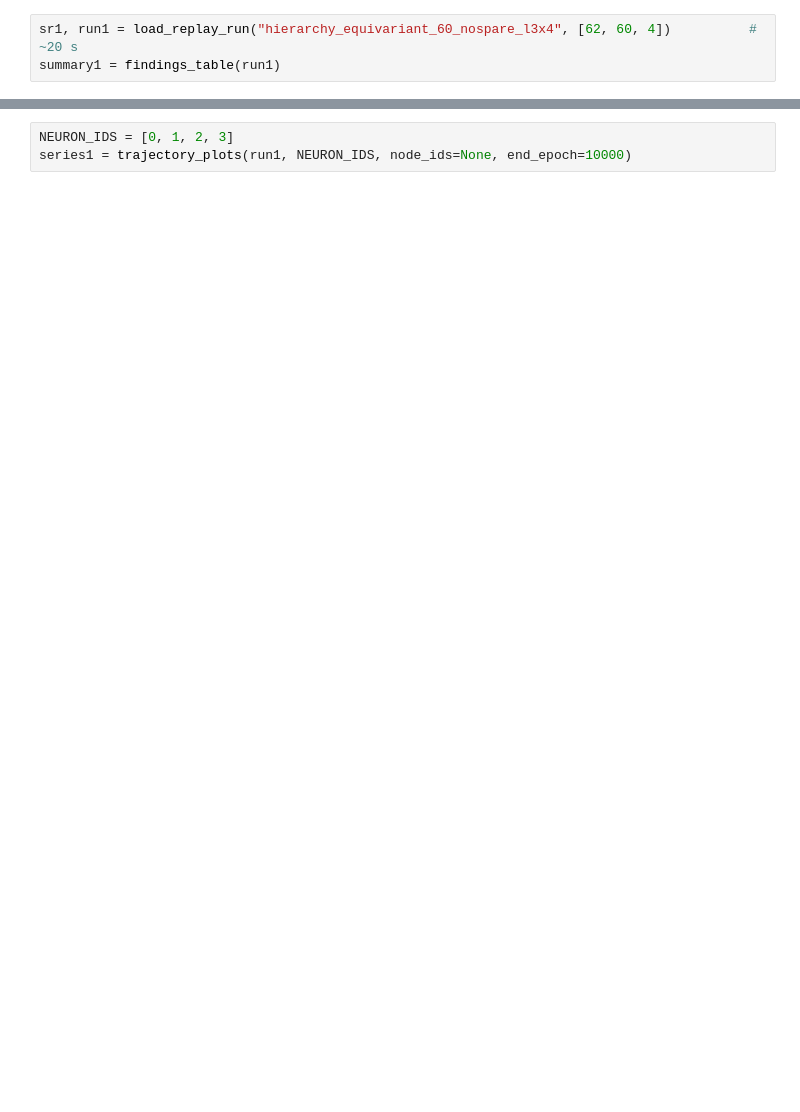
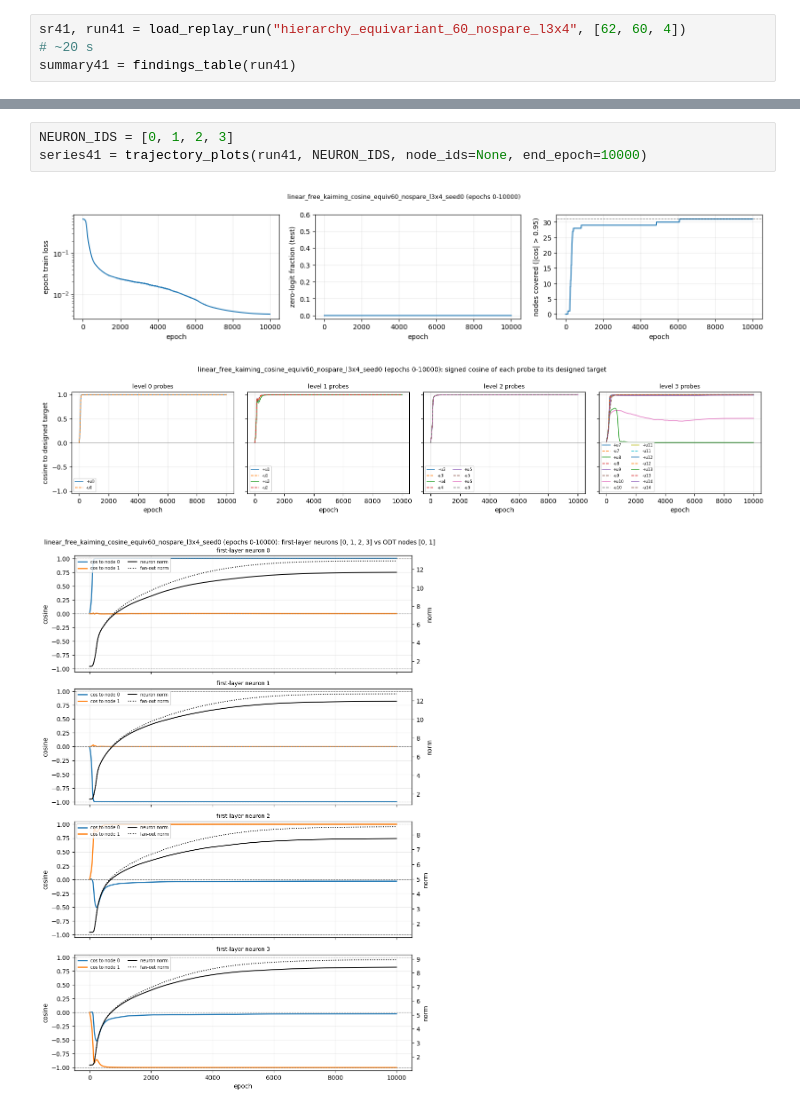
Before and after one commit to HarishGP/layer-lenses, a Jupyter notebook: notebooks/hierarchy_design_runs_2.ipynb, the cells around one changed output, grey strips where cells are left out. Saved outputs shown, nothing was run; the diff lists cells and outputs as text; blank space fills up the shorter version.

```diff
--- a/notebooks/hierarchy_design_runs_2.ipynb
+++ b/notebooks/hierarchy_design_runs_2.ipynb
@@ -152,5 +155,5 @@ def ensure_runs(*numbers):
 
 **Findings** (from the first notebook, section 41). Loss 0.0033, test error 0.49%, all 31 nodes, 29 of 30 probes on their own node, no spikes; identical to run 38 until float-32 chaos separates them (weights within 3e-5 at epoch 10, 1% at epoch 300). The output weights end at 80.1 / 18.1 / -19.7 / -84.7: the two 5-copy classes flip their output sign and end as weaker versions of the 15-copy classes, which motivates run 2.
 # %%
-sr1, run1 = load_replay_run("hierarchy_equivariant_60_nospare_l3x4", [62, 60, 4])          # ~20 s
-summary1 = findings_table(run1)
+sr41, run41 = load_replay_run("hierarchy_equivariant_60_nospare_l3x4", [62, 60, 4])          # ~20 s
+summary41 = findings_table(run41)
@@ -157,5 +173,9 @@ summary1 = findings_table(run1)
 # %%
 NEURON_IDS = [0, 1, 2, 3]
-series1 = trajectory_plots(run1, NEURON_IDS, node_ids=None, end_epoch=10000)
+series41 = trajectory_plots(run41, NEURON_IDS, node_ids=None, end_epoch=10000)
+# %% [output]
+[figure, added]
+[figure, added]
+[figure, added]
 # %%
 GRAPH_EPOCH = 0
```
Also changed, not shown: parts of 20 cells of this notebook, 10 other files.
